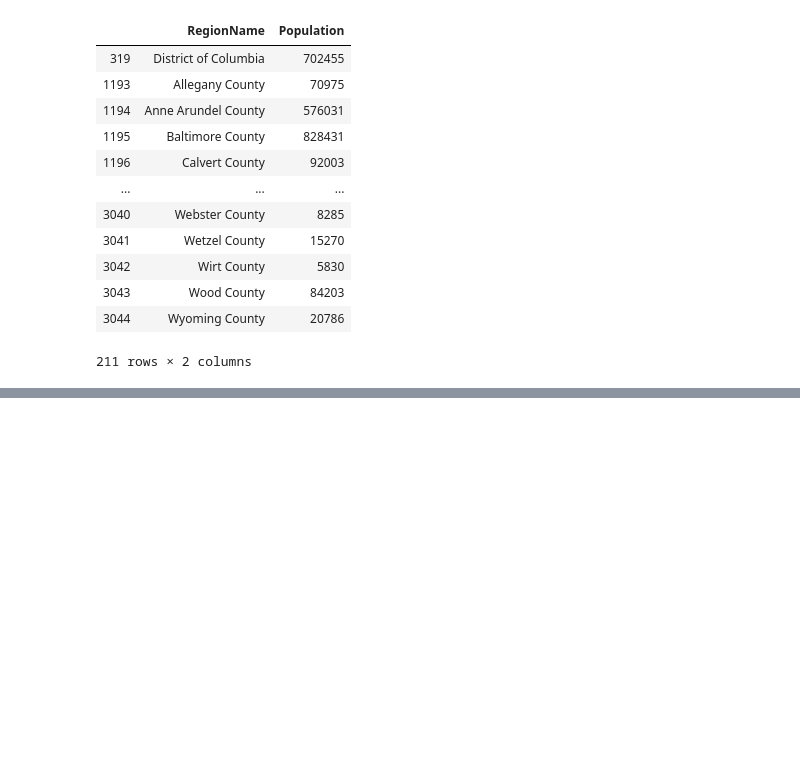
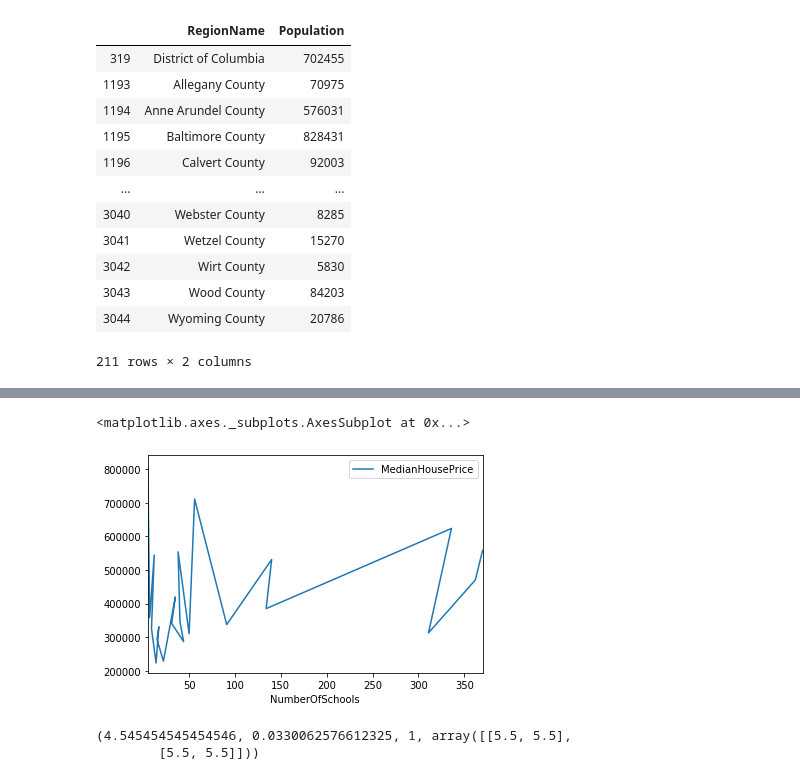
Before and after one commit to muoyo/dc-metro-housing, a Jupyter notebook: dchousing.ipynb, the cells around one changed output, grey strips where cells are left out. Cells and saved outputs as stored; diff of their text form; code cells hidden in the pictures; blank space fills up the shorter version.

```diff
--- a/dchousing.ipynb
+++ b/dchousing.ipynb
@@ -522,0 +535,27 @@ df_dcmetro_merged_pop
+# %%
+df_dcmetro_merged_pop.plot(x="NumberOfSchools", y=["MedianHousePrice"], kind="line")
+# %% [output]
+<matplotlib.axes._subplots.AxesSubplot at 0x...>
+[figure, added]
+# %%
+# Chi Square Test - p value = .033
+stats.chi2_contingency(np.array(
+[[
+    # Top Left Quadrant
+    len(df_dcmetro_merged.loc[(df_dcmetro_merged['MedianHousePrice'] <= dcmetro_median_house_price) &
+                              (df_dcmetro_merged['PercentPublicSchools'] <= dcmetro_median_pct_public_schools)]),
+    # Top Right Quadrant
+    len(df_dcmetro_merged.loc[(df_dcmetro_merged['MedianHousePrice'] <= dcmetro_median_house_price) &
+                              (df_dcmetro_merged['PercentPublicSchools'] > dcmetro_median_pct_public_schools)])
+],
+[
+    # Bottom Left Quadrant
+    len(df_dcmetro_merged.loc[(df_dcmetro_merged['MedianHousePrice'] > dcmetro_median_house_price) &
+                              (df_dcmetro_merged['PercentPublicSchools'] <= dcmetro_median_pct_public_schools)]),
+    # Bottom Right Quadrant
+    len(df_dcmetro_merged.loc[(df_dcmetro_merged['MedianHousePrice'] > dcmetro_median_house_price) &
+                              (df_dcmetro_merged['PercentPublicSchools'] > dcmetro_median_pct_public_schools)])
+]]), False)
+# %% [output]
+(4.545454545454546, 0.0330062576612325, 1, array([[5.5, 5.5],
+        [5.5, 5.5]]))
```
Also changed, not shown: parts of 13 cells of this notebook.
